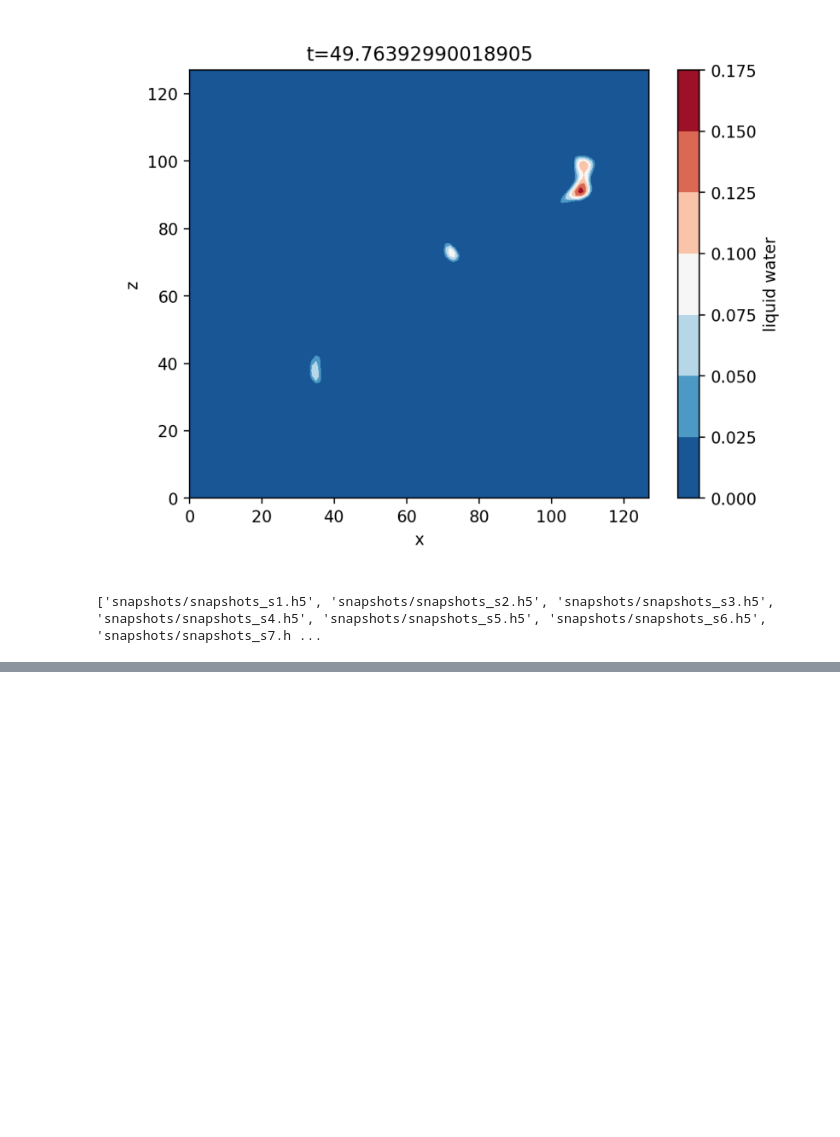
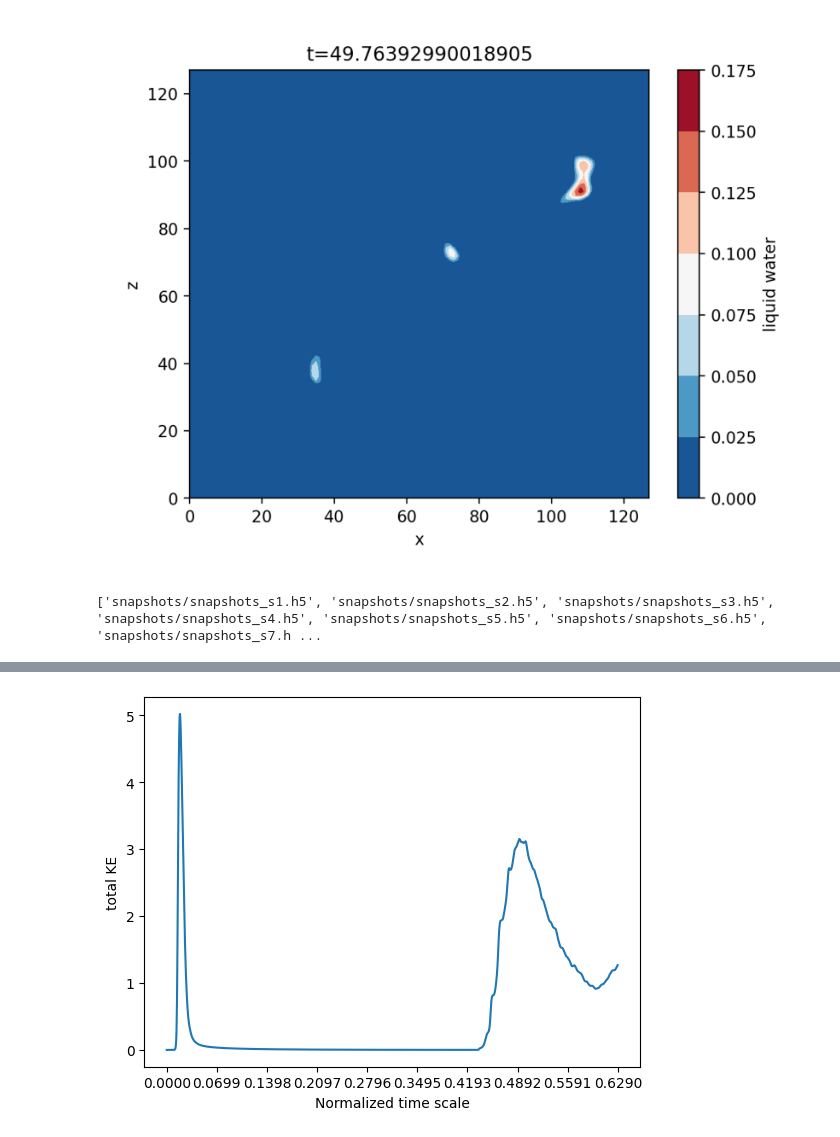
Before and after one commit to bz226/Research-Dedalus, a Jupyter notebook: 3d/RMRBC/KBE/TopFreeslipBotNoslip/AR=20 t/AR=20.ipynb, the cells around one changed output, grey strips where cells are left out. Drawn from its saved outputs; the diff is of its cells as text; code cells hidden in the pictures; blank space fills up the shorter version.

```diff
--- a/3d/RMRBC/KBE/TopFreeslipBotNoslip/AR=20 t/AR=20.ipynb
+++ b/3d/RMRBC/KBE/TopFreeslipBotNoslip/AR=20 t/AR=20.ipynb
@@ -448,18 +448,31 @@ ani.save('liquidwater y='+str(y1)+'.gif',dpi=200)
 # %%
 if not os.path.exists('total KE'):
     os.mkdir('total KE')
 totalKE=[]
 totalst=[]
 for file in file_paths:
     with h5py.File(file, mode='r') as file:
         KE = file['tasks']['total KE'][:,0,0,0]
         totalKE.append(KE)
-        st = file['scales/sim_time']
+        st = file['scales/sim_time'][:]
         totalst.append(st)
-plt.plot(totalKE,label='total KE')
+
+# Flatten and concatenate the lists if they are nested lists
+totalKE = np.concatenate(totalKE)
+totalst = np.concatenate(totalst)
+
+# Scale 'sim_time'
+totalst = nu * totalst / Lz**2
+xt=np.linspace(0,493,10)
+xt= nu*xt/Lz**2
+plt.plot(totalst, totalKE, label='total KE')
 plt.xlabel('Normalized time scale')
 plt.ylabel('total KE')
-plt.xticks(nu*totalst/Lz**2)
-plt.savefig('total KE/total KE.png', dpi=200,bbox_inches='tight')
+
+plt.xticks(xt)
+
+plt.savefig('total KE/total KE.png', dpi=200, bbox_inches='tight')
 plt.show()
 plt.close()
+# %% [output]
+[figure, added]
```
Also changed, not shown: parts of 1 cell of this notebook, 20 other files.
